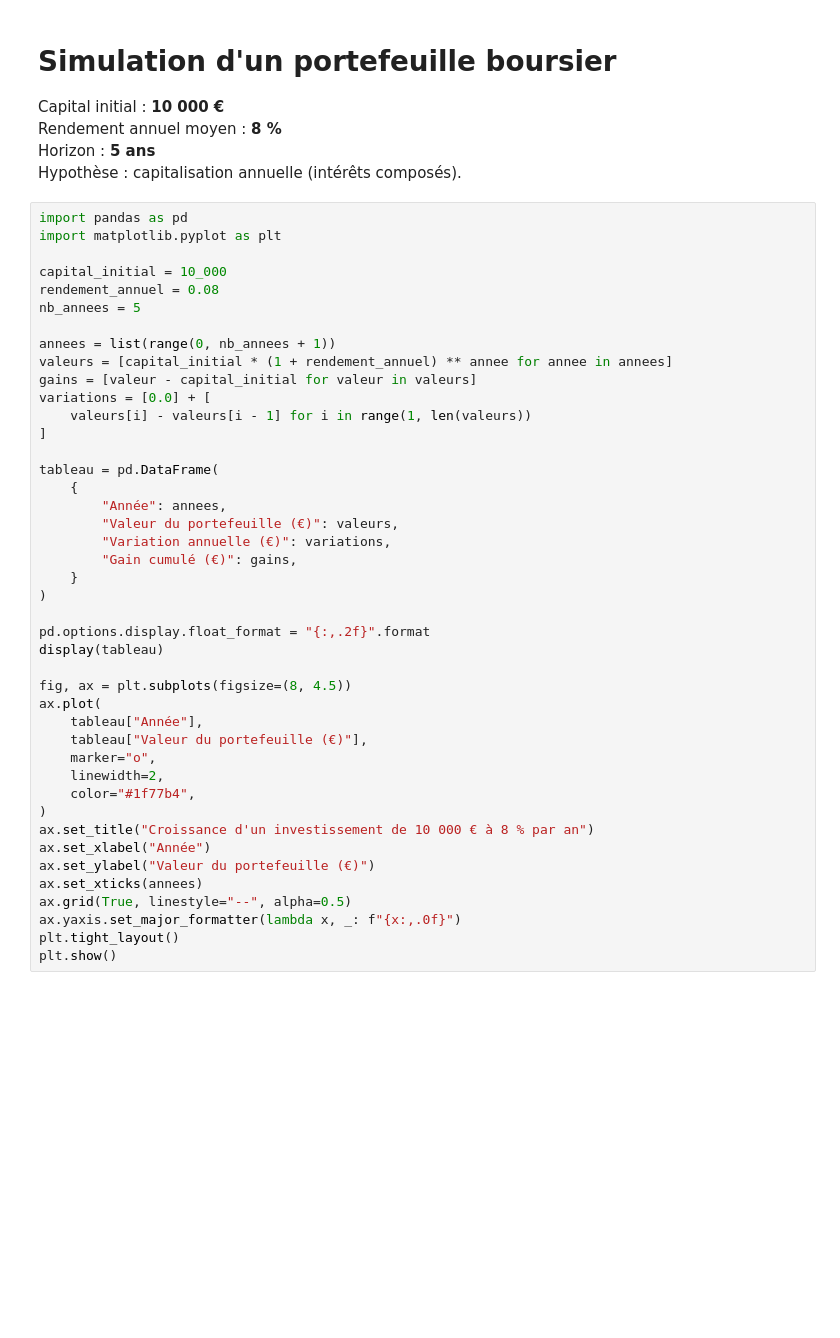
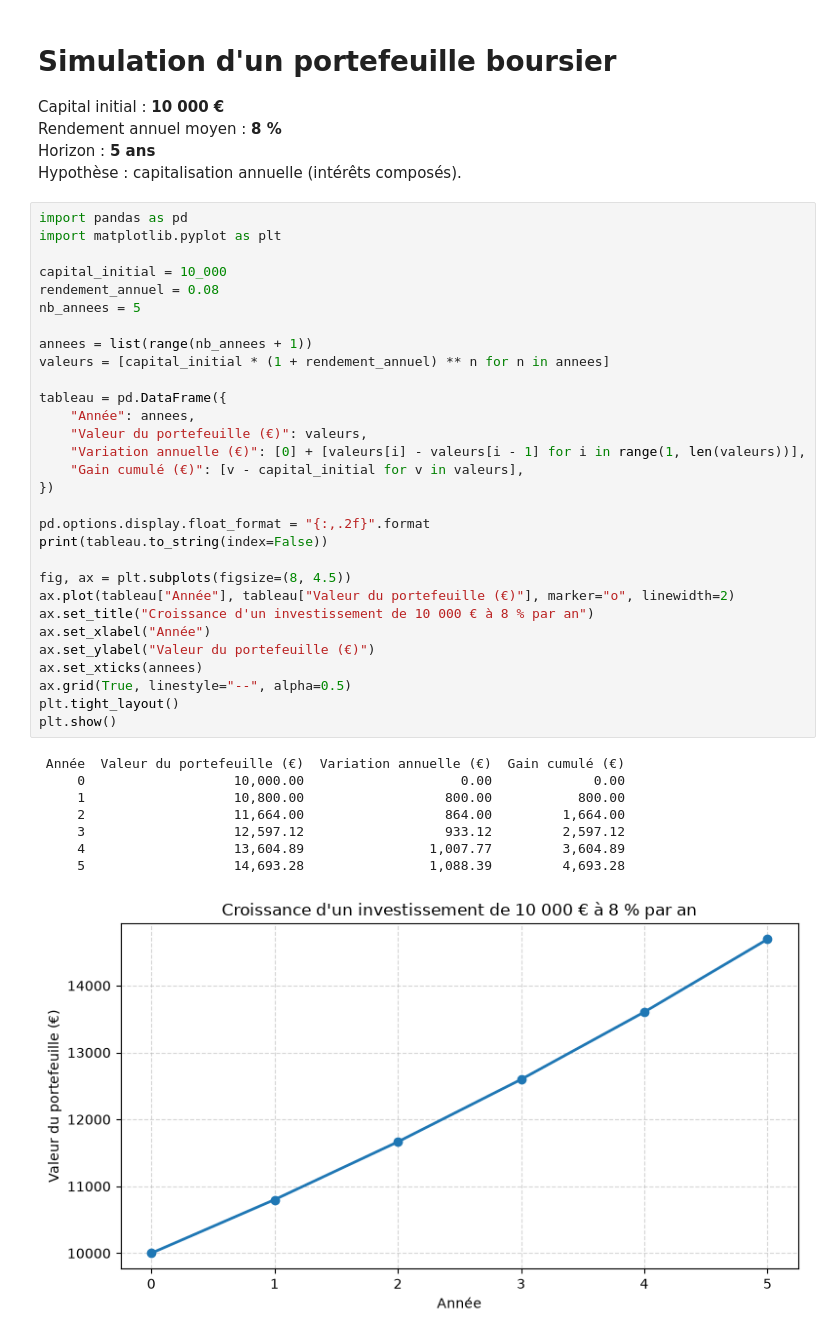
Before and after one commit to farezalibay-ctrl/apprentissage-python, a Jupyter notebook: simulation_portefeuille.ipynb, the cells around one changed output. Cells and saved outputs as stored; diff of their text form; blank space fills up the shorter version.

Commit message:
alculs portefeuille et graphique

```diff
--- a/simulation_portefeuille.ipynb
+++ b/simulation_portefeuille.ipynb
@@ -8,43 +8,39 @@ Hypothèse : capitalisation annuelle (intérêts composés).
 # %%
 import pandas as pd
 import matplotlib.pyplot as plt
 
 capital_initial = 10_000
 rendement_annuel = 0.08
 nb_annees = 5
 
-annees = list(range(0, nb_annees + 1))
-valeurs = [capital_initial * (1 + rendement_annuel) ** annee for annee in annees]
-gains = [valeur - capital_initial for valeur in valeurs]
-variations = [0.0] + [
-    valeurs[i] - valeurs[i - 1] for i in range(1, len(valeurs))
-]
+annees = list(range(nb_annees + 1))
+valeurs = [capital_initial * (1 + rendement_annuel) ** n for n in annees]
 
-tableau = pd.DataFrame(
-    {
-        "Année": annees,
-        "Valeur du portefeuille (€)": valeurs,
-        "Variation annuelle (€)": variations,
-        "Gain cumulé (€)": gains,
-    }
-)
+tableau = pd.DataFrame({
+    "Année": annees,
+    "Valeur du portefeuille (€)": valeurs,
+    "Variation annuelle (€)": [0] + [valeurs[i] - valeurs[i - 1] for i in range(1, len(valeurs))],
+    "Gain cumulé (€)": [v - capital_initial for v in valeurs],
+})
 
 pd.options.display.float_format = "{:,.2f}".format
-display(tableau)
+print(tableau.to_string(index=False))
 
 fig, ax = plt.subplots(figsize=(8, 4.5))
-ax.plot(
-    tableau["Année"],
-    tableau["Valeur du portefeuille (€)"],
-    marker="o",
-    linewidth=2,
-    color="#1f77b4",
-)
+ax.plot(tableau["Année"], tableau["Valeur du portefeuille (€)"], marker="o", linewidth=2)
 ax.set_title("Croissance d'un investissement de 10 000 € à 8 % par an")
 ax.set_xlabel("Année")
 ax.set_ylabel("Valeur du portefeuille (€)")
 ax.set_xticks(annees)
 ax.grid(True, linestyle="--", alpha=0.5)
-ax.yaxis.set_major_formatter(lambda x, _: f"{x:,.0f}")
 plt.tight_layout()
 plt.show()
+# %% [output]
+ Année  Valeur du portefeuille (€)  Variation annuelle (€)  Gain cumulé (€)
+     0                   10,000.00                    0.00             0.00
+     1                   10,800.00                  800.00           800.00
+     2                   11,664.00                  864.00         1,664.00
+     3                   12,597.12                  933.12         2,597.12
+     4                   13,604.89                1,007.77         3,604.89
+     5                   14,693.28                1,088.39         4,693.28
+[figure, added]
```
Also changed, not shown: 1 other file.
